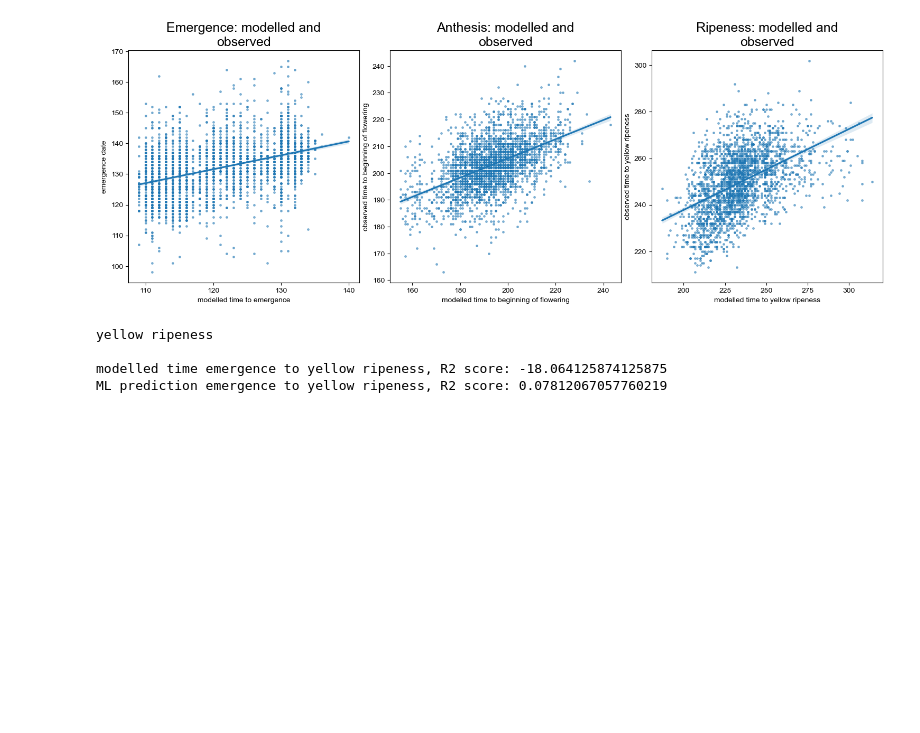
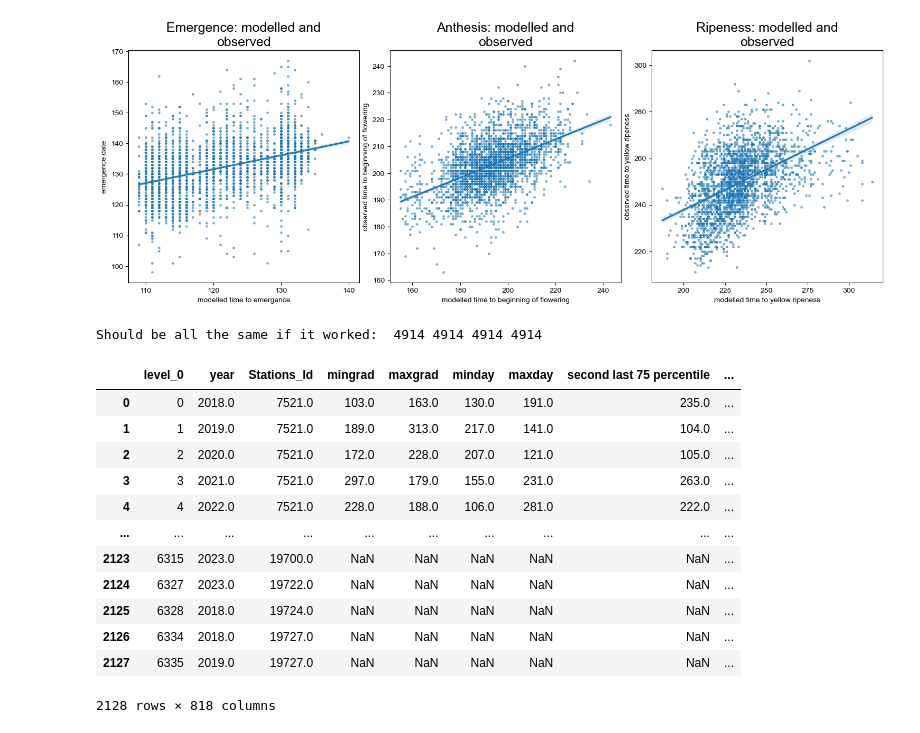
Before and after one commit to MartinP556/ML_algorithms, a Jupyter notebook: ML_Practise.ipynb, the cells around one changed output. Drawn from its saved outputs; the diff is of its cells as text; code cells hidden in the pictures; blank space fills up the shorter version.

```diff
--- a/ML_Practise.ipynb
+++ b/ML_Practise.ipynb
@@ -85,14 +193,3 @@ ds_t2m = pd.read_csv('C:\\Users\\wlwc1989\\Documents\\Phenology_Test_Notebooks\\
-# %%
-ds_LSP = pd.read_csv('C:\\Users\\wlwc1989\\Documents\\Phenology_Test_Notebooks\\phenology_dwd\\results_for_comparing\\LSP_times2.csv')
-ds_reanalysis = pd.read_csv('C:\\Users\\wlwc1989\\Documents\\Phenology_Test_Notebooks\\phenology_dwd\\results_for_comparing\\Maize_ML_data4.csv')
-ds_reanalysis = ds_reanalysis.rename(columns={'Stations_id': 'Stations_Id', 'Referenzjahr': 'year'})
-ds = pd.merge(ds_LSP, ds_reanalysis, on=['Stations_Id', 'year'], how='outer')
-ds = ds.dropna(subset=['observed time to beginning of flowering', 'emergence date'])
-ds = ds.reset_index().drop(['index', 'Unnamed: 0_x', 'Unnamed: 0_y'], axis=1)
-ds = make_cumulative(ds, driver_variable = 't2m', numdays = 200)
-day_columns = ['mingrad', 'maxgrad', 'minday', 'maxday', 'second last 75 percentile', 'last 75 percentile', 'emergence date']
-for colname in day_columns:
-    ds[colname] = pd.to_datetime(ds[colname]).dt.dayofyear
 # %%
 ds['year'].unique()
 # %% [output]
@@ -266,19 +364,52 @@ for predictor_index, predictor in enumerate(predictors):
 fig.savefig('plots/modelled_vs_observed.png', bbox_inches='tight')
 # %% [output]
 [figure]
+# %%
+ds_t2m = pd.read_csv('C:\\Users\\wlwc1989\\Documents\\Phenology_Test_Notebooks\\phenology_dwd\\results_for_comparing\\Maize_ML_data4.csv')
+ds_d2m = pd.read_csv('C:\\Users\\wlwc1989\\Documents\\Phenology_Test_Notebooks\\phenology_dwd\\results_for_comparing\\Maize_ML_data_d2m.csv')
+ds_d2m = ds_d2m.drop(['Unnamed: 0', 'lat', 'lon', 'WC SOS', 'observed time to beginning of flowering', 'observed time to yellow ripeness', 'emergence date'], axis = 1)
+ds_ssrd = pd.read_csv('C:\\Users\\wlwc1989\\Documents\\Phenology_Test_Notebooks\\phenology_dwd\\results_for_comparing\\Maize_ML_data_ssrd.csv')
+ds_ssrd = ds_ssrd.drop(['Unnamed: 0', 'lat', 'lon', 'WC SOS', 'observed time to beginning of flowering', 'observed time to yellow ripeness', 'emergence date'], axis = 1)
+ds_tp = pd.read_csv('C:\\Users\\wlwc1989\\Documents\\Phenology_Test_Notebooks\\phenology_dwd\\results_for_comparing\\Maize_ML_data_tp.csv')
+ds_tp = ds_tp.drop(['Unnamed: 0', 'lat', 'lon', 'WC SOS', 'observed time to beginning of flowering', 'observed time to yellow ripeness', 'emergence date'], axis = 1)
+ds_reanalysis1 = pd.merge(ds_t2m, ds_d2m, on = ['Stations_id', 'Referenzjahr'], how = 'inner')
+ds_reanalysis2 = pd.merge(ds_ssrd, ds_tp, on = ['Stations_id', 'Referenzjahr'], how = 'inner')
+ds_reanalysis = pd.merge(ds_reanalysis1, ds_reanalysis2, on = ['Stations_id', 'Referenzjahr'], how = 'inner')
+print('Should be all the same if it worked: ', len(ds_reanalysis), len(ds_ssrd), len(ds_tp), len(ds_d2m))
+# %% [output]
+Should be all the same if it worked:  4914 4914 4914 4914
 # %%
 ds_LSP = pd.read_csv('C:\\Users\\wlwc1989\\Documents\\Phenology_Test_Notebooks\\phenology_dwd\\results_for_comparing\\LSP_times2.csv')
-ds_reanalysis = pd.read_csv('C:\\Users\\wlwc1989\\Documents\\Phenology_Test_Notebooks\\phenology_dwd\\results_for_comparing\\Maize_ML_data3.csv')
+#ds_reanalysis = pd.read_csv('C:\\Users\\wlwc1989\\Documents\\Phenology_Test_Notebooks\\phenology_dwd\\results_for_comparing\\Maize_ML_data3.csv')
 ds_reanalysis = ds_reanalysis.rename(columns={'Stations_id': 'Stations_Id', 'Referenzjahr': 'year'})
 ds = pd.merge(ds_LSP, ds_reanalysis, on=['Stations_Id', 'year'], how='outer')
-ds = ds.dropna(subset=['observed time to yellow ripeness', 'emergence date'])
+ds = ds.dropna(subset=['observed time to yellow ripeness', 'emergence date', 't2m day 0'])
 ds = ds.where(ds['observed time to yellow ripeness'] > 0).dropna(how='all')
 ds = ds.reset_index().drop(['index', 'Unnamed: 0_x', 'Unnamed: 0_y'], axis=1)
-ds = make_cumulative(ds, driver_variable = 'tas', numdays = 200)
+ds = make_cumulative(ds, driver_variable = 't2m', numdays = 200)
+ds = make_cumulative(ds, driver_variable = 'tp', numdays = 200)
+ds = make_cumulative(ds, driver_variable = 'ssrd', numdays = 200)
+ds = make_cumulative(ds, driver_variable = 'd2m', numdays = 200)
 day_columns = ['mingrad', 'maxgrad', 'minday', 'maxday', 'second last 75 percentile', 'last 75 percentile', 'emergence date']
 for colname in day_columns:
     ds[colname] = pd.to_datetime(ds[colname]).dt.dayofyear
-ds = ds.where((ds['last 75 percentile'] < 275)*(ds['last 75 percentile'] > 200)).dropna(how='all')
-ds = ds.where(ds['maxgrad'] < ds['mingrad']).dropna(how='all')
+#ds = ds.where((ds['last 75 percentile'] < 275)*(ds['last 75 percentile'] > 200)).dropna(how='all')
+#ds = ds.where(ds['maxgrad'] < ds['mingrad']).dropna(how='all')
 thinning_num = 40
+# %%
+ds
+# %% [output]
+|  | level_0 | year | Stations_Id | mingrad | maxgrad | minday | maxday | second last 75 percentile | ... |
+| 0 | 0 | 2018.0 | 7521.0 | 103.0 | 163.0 | 130.0 | 191.0 | 235.0 | ... |
+| 1 | 1 | 2019.0 | 7521.0 | 189.0 | 313.0 | 217.0 | 141.0 | 104.0 | ... |
+| 2 | 2 | 2020.0 | 7521.0 | 172.0 | 228.0 | 207.0 | 121.0 | 105.0 | ... |
+| 3 | 3 | 2021.0 | 7521.0 | 297.0 | 179.0 | 155.0 | 231.0 | 263.0 | ... |
+| 4 | 4 | 2022.0 | 7521.0 | 228.0 | 188.0 | 106.0 | 281.0 | 222.0 | ... |
+| ... | ... | ... | ... | ... | ... | ... | ... | ... | ... |
+| 2123 | 6315 | 2023.0 | 19700.0 | NaN | NaN | NaN | NaN | NaN | ... |
+| 2124 | 6327 | 2023.0 | 19722.0 | NaN | NaN | NaN | NaN | NaN | ... |
+| 2125 | 6328 | 2018.0 | 19724.0 | NaN | NaN | NaN | NaN | NaN | ... |
+| 2126 | 6334 | 2018.0 | 19727.0 | NaN | NaN | NaN | NaN | NaN | ... |
+| 2127 | 6335 | 2019.0 | 19727.0 | NaN | NaN | NaN | NaN | NaN | ... |
+2128 rows × 818 columns
 # %%
@@ -305,4 +420,19 @@ clf_fit = clf.fit(X_training, y_training)
 # %%
+clf = RandomForestClassifier(n_estimators=100,
+                             max_depth = 3,
+                             min_samples_leaf=2)
+from sklearn.ensemble import GradientBoostingRegressor
+clf = GradientBoostingRegressor(
+    n_estimators=100, learning_rate=0.1, max_depth=1, random_state=0,
+    loss='squared_error'
+)
+from sklearn.ensemble import RandomForestRegressor
+clf = RandomForestRegressor()#max_depth=3, random_state=0, min_samples_leaf=1)
+X_training = training[training_columns].values
+y_training = training[response_columns].values.ravel()
+X_eval = verification[training_columns].values
+y_eval = verification[response_columns].values.ravel()
+clf_fit = clf.fit(X_training, y_training)
 phase_list = ['yellow ripeness']#['beginning of flowering', 'emergence']#['beginning of flowering', 'yellow ripeness', 'emergence']
 for phase_index, phase in enumerate(phase_list):
     training.loc[:, f'RF to {phase}'] = clf_fit.predict(X_training)#[phase_index]#:,
@@ -318,11 +448,6 @@ ds_results = ds_results.rename(columns = {'observed time emergence to beginning
                                           'observed time emergence to yellow ripeness': 'observed time to yellow ripeness'})
 ds_results['observed time to emergence'] = ds_results['emergence date']
 r2_modelled_observed(ds_results.where(ds_results['verification'] == 'verification').dropna(how = 'all').dropna(subset=['modelled time to emergence']), ['yellow ripeness']) #['emergence', 'beginning of flowering'])#, 'yellow ripeness'
-# %% [output]
-yellow ripeness
-
-modelled time emergence to yellow ripeness, R2 score: -18.064125874125875
-ML prediction emergence to yellow ripeness, R2 score: 0.07812067057760219
 # %%
 X_eval = verification[training_columns].values
 y_eval = verification[response_columns].values
```
Also changed, not shown: parts of 18 cells of this notebook.
